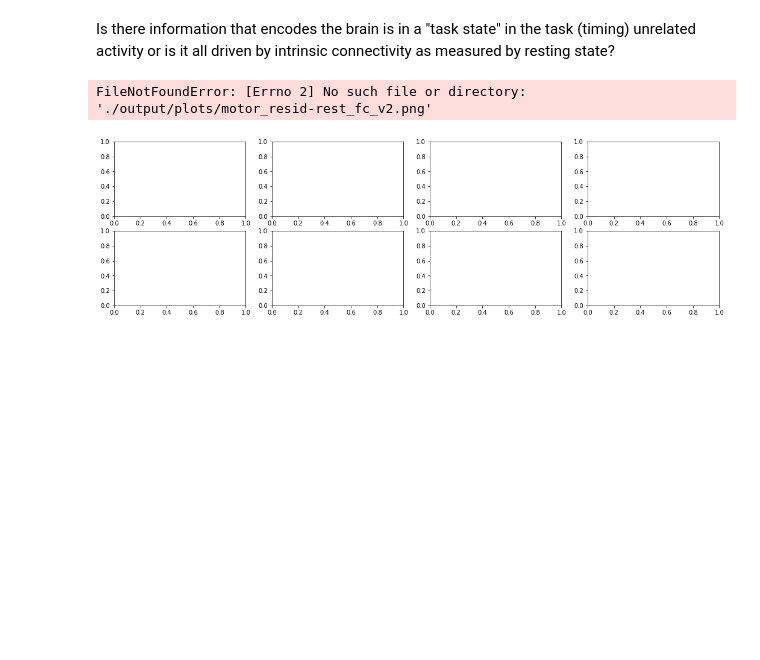
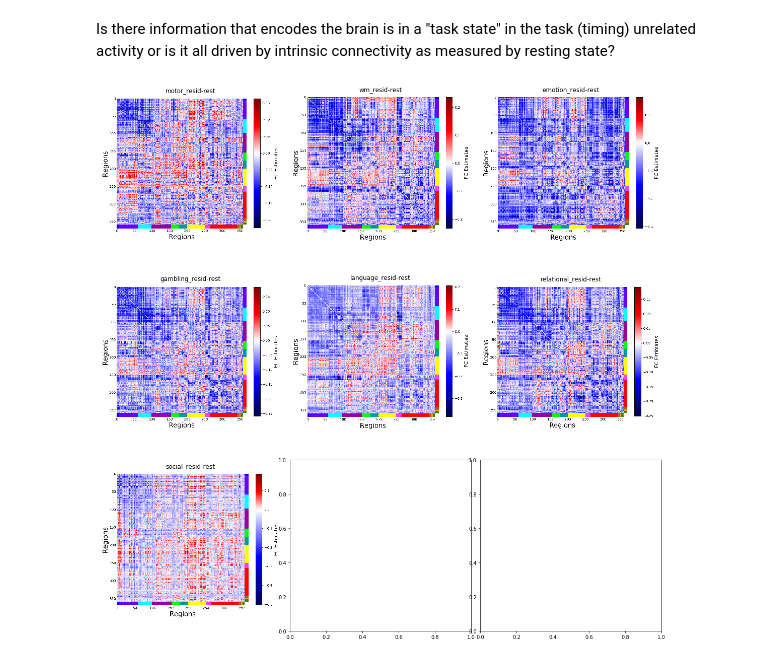
Before and after one commit to zenkavi/neuromatch_project, a Jupyter notebook: notebooks/NMA_project_results_v2.ipynb, the cells around one changed output. Drawn from its saved outputs; the diff is of its cells as text; code cells hidden in the pictures; blank space fills up the shorter version.

```diff
--- a/notebooks/NMA_project_results_v2.ipynb
+++ b/notebooks/NMA_project_results_v2.ipynb
@@ -28,9 +28,10 @@ plt.rcParams["figure.figsize"][1] = 20
 
 fig, ax = plt.subplots(6, 3)
 ax = ax.flatten()
-axs = ax[:16]
+axs = ax[:15]
 
 task_names = ["motor_task", "wm_task", "emotion_task", "gambling_task", "language_task", "relational_task", "social_task", "motor_resid", "wm_resid", "emotion_resid", "gambling_resid", "language_resid", "relational_resid", "social_resid", "rest"]
+
 for a, task_name in zip(axs, task_names):
     tmp = mpimg.imread(os.path.join(fig_dir, '%s_fc_v2.png'%(task_name)))
     a.set_title(task_name)
@@ -70,26 +71,26 @@ This suggests similarity between task state and resting state FCs that is docume
 # %% [markdown]
 Is there information that encodes the brain is in a "task state" in the task (timing) unrelated activity or is it all driven by intrinsic connectivity as measured by resting state?
 # %%
-plt.rcParams["figure.figsize"][0] = 18
-plt.rcParams["figure.figsize"][1] = 5
+plt.rcParams["figure.figsize"][0] = 20
+plt.rcParams["figure.figsize"][1] = 20
 
-fig, ax = plt.subplots(2, 4)
+fig, ax = plt.subplots(3, 3)
 ax = ax.flatten()
+axs = ax[:6]
 
-task_names = ["motor_resid-rest", "wm_resid-rest", "emotion_resid-rest", "gambling_resid-rest", "language_resid-rest", "relational_resid-rest", "social_resid-rest"]
+task_names = ['motor_resid-rest', 'wm_resid-rest', 'emotion_resid-rest', 'gambling_resid-rest', 'language_resid-rest', 'relational_resid-rest', 'social_resid-rest']
 
 for a, task_name in zip(ax, task_names):
     tmp = mpimg.imread(os.path.join(fig_dir, '%s_fc_v2.png'%(task_name)))
     a.set_title(task_name)
     a.axis('off')
     a.imshow(tmp)
 
 plt.subplots_adjust(wspace=.05, hspace=.1)
 
 plt.savefig(os.path.join(fig_dir, "resid-rest_v2.png"), dpi = 250, bbox_inches='tight')
 # %% [output]
-FileNotFoundError: [Errno 2] No such file or directory: './output/plots/motor_resid-rest_fc_v2.png'
-[figure, old version]
+[figure, new version]
 # %%
 plt.rcParams["figure.figsize"][0] = 20
 plt.rcParams["figure.figsize"][1] = 20
```
Also changed, not shown: parts of 2 cells of this notebook.
